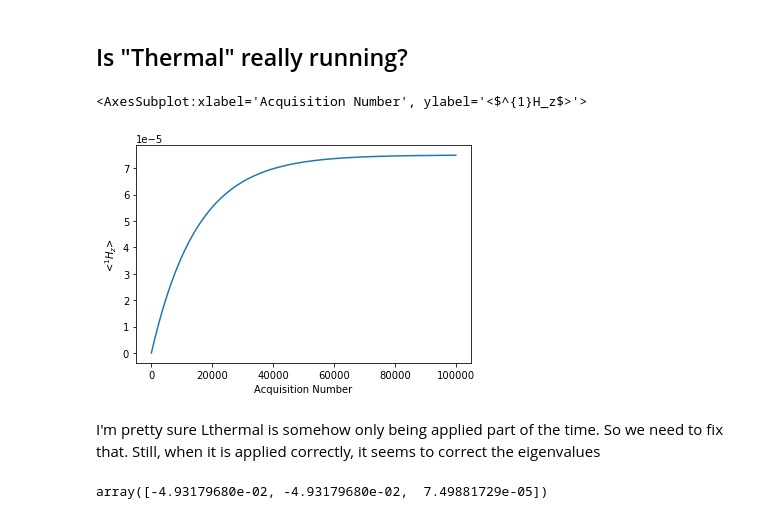
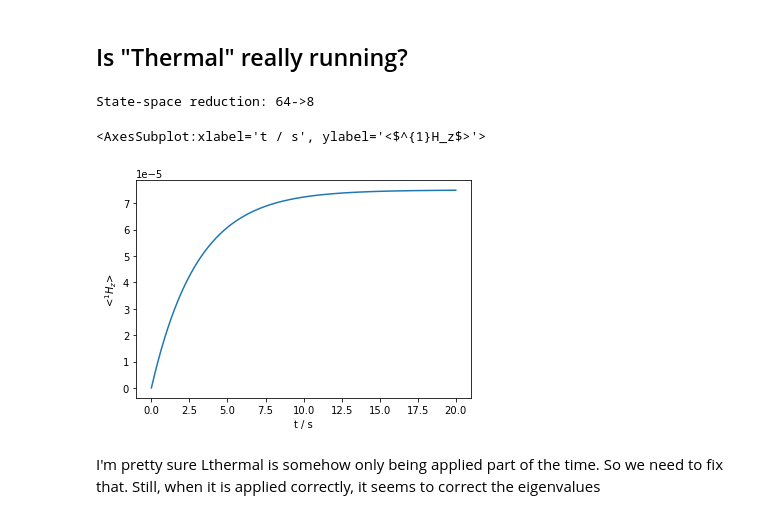
Before and after one commit to alsinmr/SLEEPY_tutorial, a Jupyter notebook: DNP/ThermalizationTests.ipynb, the cells around one changed output. Drawn from its saved outputs; the diff is of its cells as text; code cells hidden in the pictures.

```diff
--- a/DNP/ThermalizationTests.ipynb
+++ b/DNP/ThermalizationTests.ipynb
@@ -346,42 +345,30 @@ U=L.Ueye()
 # %%
 ex=sl.ExpSys(v0H=250,Nucs=['e-','e-','1H'],LF=False,vr=5000,T_K=80,
              pwdavg=sl.PowderAvg(q=2)[10],rotor_angle=np.arccos(np.sqrt(1/3)))
 # ex.set_inter('hyperfine',i0=1,i1=2,Axx=-1000000,Ayy=-1000000,Azz=2000000,euler=[0,0,0])
 # ex.set_inter('hyperfine',i0=0,i1=2,Axx=-1000000,Ayy=-1000000,Azz=2000000,euler=[0,np.pi/2,0])
 ex.set_inter('g',i=0,gxx=2.0022,gyy=2.0059,gzz=2.0098,euler=[0,0,0])
 ex.set_inter('g',i=1,gxx=2.0022,gyy=2.0059,gzz=2.0098,euler=[0,np.pi/2,0])
 # ex.set_inter('dipole',i0=0,i1=1,delta=sl.Tools.dipole_coupling(1.33,'e-','e-'),euler=[0,77*np.pi/180,0])
 
 Dt=1e-3 if ex.vr==0 else None
 
 L=ex.Liouvillian()
 L.add_relax('T2',i=0,T2=5e-6)
 L.add_relax('T2',i=1,T2=5e-6)
 L.add_relax('T1',i=0,T1=250e-6)
 L.add_relax('T1',i=1,T1=250e-6)
 L.add_relax('T2',i=2,T2=5e-3)
 L.add_relax('T1',i=2,T1=3)
 L.add_relax('Thermal')
 
-
-dt=L.dt
-U0=L.Ueye()[0]
-for k in range(ex.n_gamma):
-    U0=expm(L[0].L(k)*dt)@U0
-
-U=L.Ueye()
-U.U[0]=U0
-
-
+seq=L.Sequence()
 rho=sl.Rho('zero','1Hz')
-rho.DetProp(U,n=100000)
+rho.DetProp(seq,n=100000)
 rho.plot(axis='s')
 # %% [output]
-<AxesSubplot:xlabel='Acquisition Number', ylabel='<$^{1}H_z$>'>
+State-space reduction: 64->8
+<AxesSubplot:xlabel='t / s', ylabel='<$^{1}H_z$>'>
-[figure, old version]
+[figure, new version]
 # %% [markdown]
 I'm pretty sure Lthermal is somehow only being applied part of the time. So we need to fix that. Still, when it is applied correctly, it seems to correct the eigenvalues
-# %%
-ex.Peq
-# %% [output]
-array([-4.93179680e-02, -4.93179680e-02,  7.49881729e-05])
```
Also changed, not shown: parts of 4 cells of this notebook, 1 other file.
